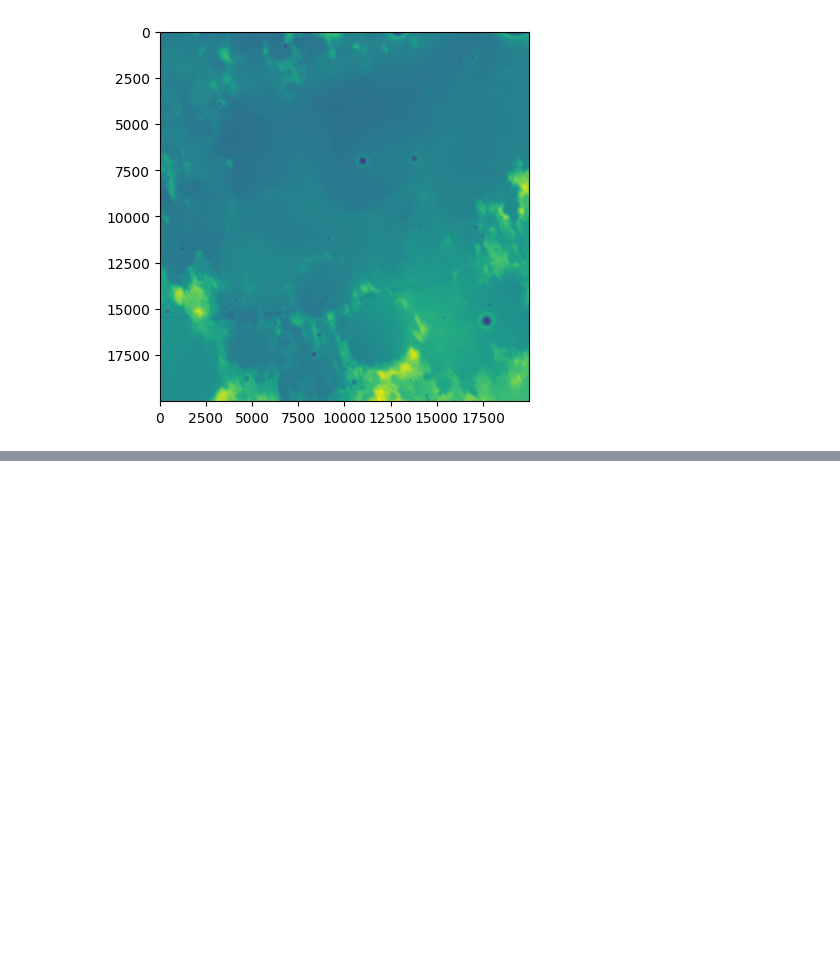
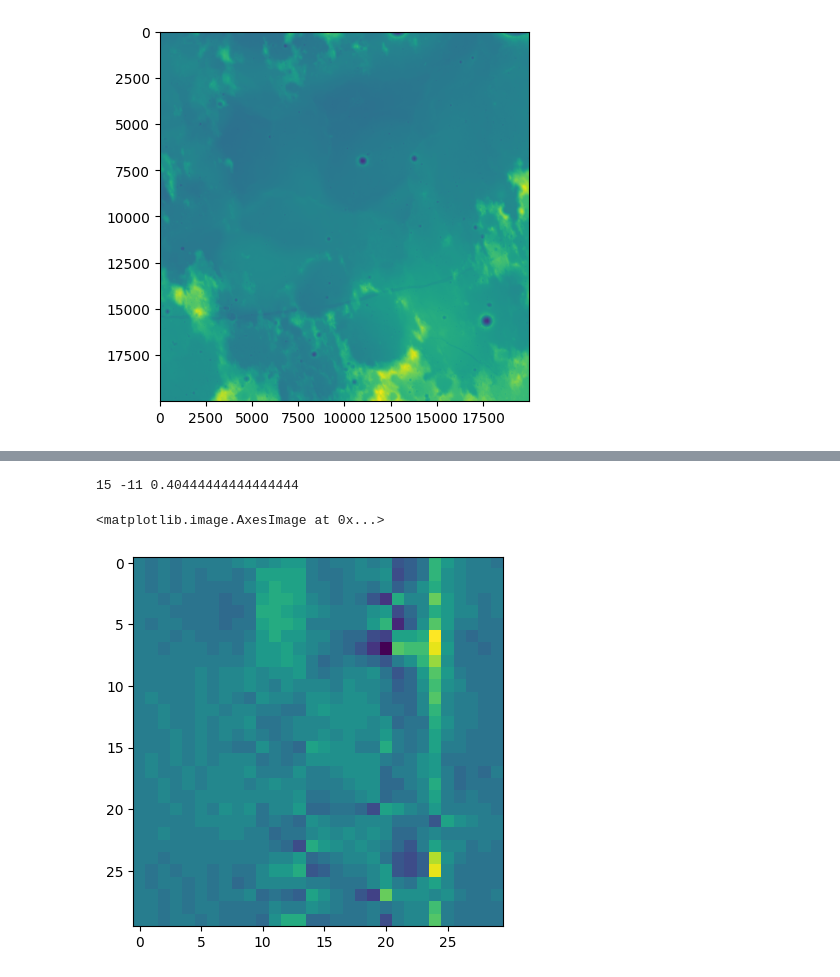
Before and after one commit to the-astronot/boromir, a Jupyter notebook: scratch/interpolation_station.ipynb, the cells around one changed output, grey strips where cells are left out. Cells and saved outputs as stored; diff of their text form; code cells hidden in the pictures; blank space fills up the shorter version.

```diff
--- a/scratch/interpolation_station.ipynb
+++ b/scratch/interpolation_station.ipynb
@@ -48,0 +49,6 @@ plt.imshow(map_resize[:300,:300])
+# %%
+# The Max (tm) (c) (r) derivative
+def dMax(img):
+  img_edge = cv.copyMakeBorder(img,0,0,1,0,cv.BORDER_REPLICATE)
+  x1 = (img_edge[:,1:] - img_edge[:,:-1])
+  return x1
@@ -48,0 +70,9 @@ plt.imshow(map_resize[:300,:300])
+# %%
+plt.figure()
+dmap = dMax(dozer_map)
+print(np.max(dmap),np.min(dmap),np.average(dmap))
+plt.imshow(dmap)
+# %% [output]
+15 -11 0.40444444444444444
+<matplotlib.image.AxesImage at 0x...>
+[figure, added]
```
Also changed, not shown: parts of 8 cells of this notebook, 2 other files.
